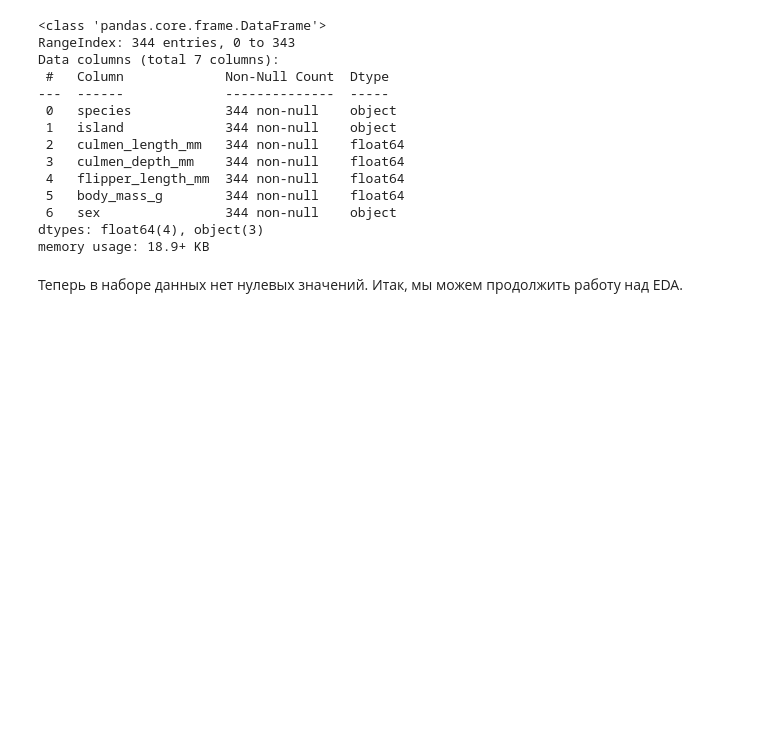
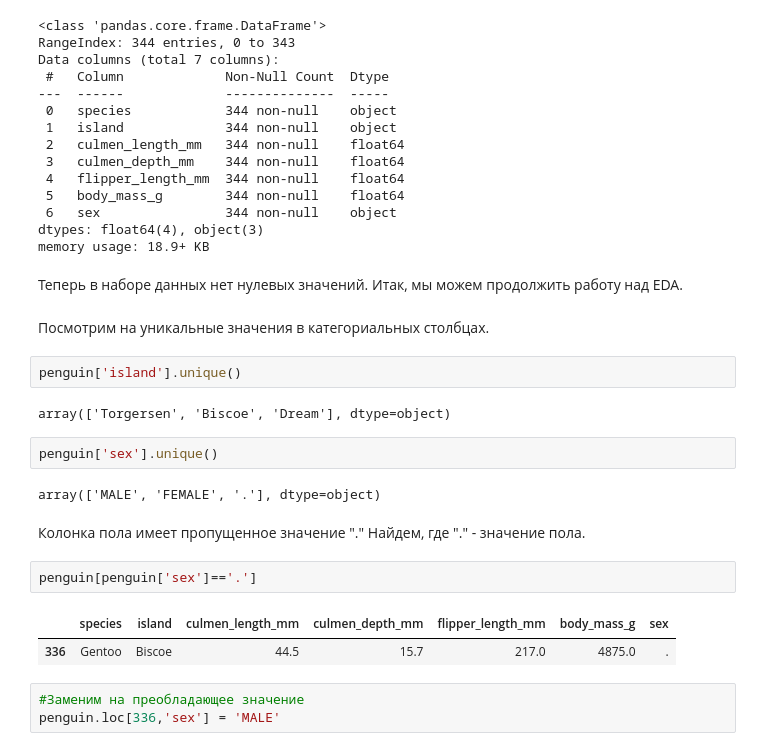
Before and after one commit to alesialesia/Project, a Jupyter notebook: Penguins in Antarctica.ipynb, the cells around one changed output. Saved outputs shown, nothing was run; the diff lists cells and outputs as text; blank space fills up the shorter version.

```diff
--- a/Penguins in Antarctica.ipynb
+++ b/Penguins in Antarctica.ipynb
@@ -183,3 +183,23 @@ dtypes: float64(4), object(3)
 memory usage: 18.9+ KB
 # %% [markdown]
 Теперь в наборе данных нет нулевых значений. Итак, мы можем продолжить работу над EDA.
+# %% [markdown]
+Посмотрим на уникальные значения в категориальных столбцах.
+# %%
+penguin['island'].unique()
+# %% [output]
+array(['Torgersen', 'Biscoe', 'Dream'], dtype=object)
+# %%
+penguin['sex'].unique()
+# %% [output]
+array(['MALE', 'FEMALE', '.'], dtype=object)
+# %% [markdown]
+Колонка пола имеет пропущенное значение "." Найдем, где "." - значение пола.
+# %%
+penguin[penguin['sex']=='.']
+# %% [output]
+|  | species | island | culmen_length_mm | culmen_depth_mm | flipper_length_mm | body_mass_g | sex |
+| 336 | Gentoo | Biscoe | 44.5 | 15.7 | 217.0 | 4875.0 | . |
+# %%
+#Заменим на преобладающее значение
+penguin.loc[336,'sex'] = 'MALE'
```
Also changed, not shown: parts of 17 cells of this notebook.
